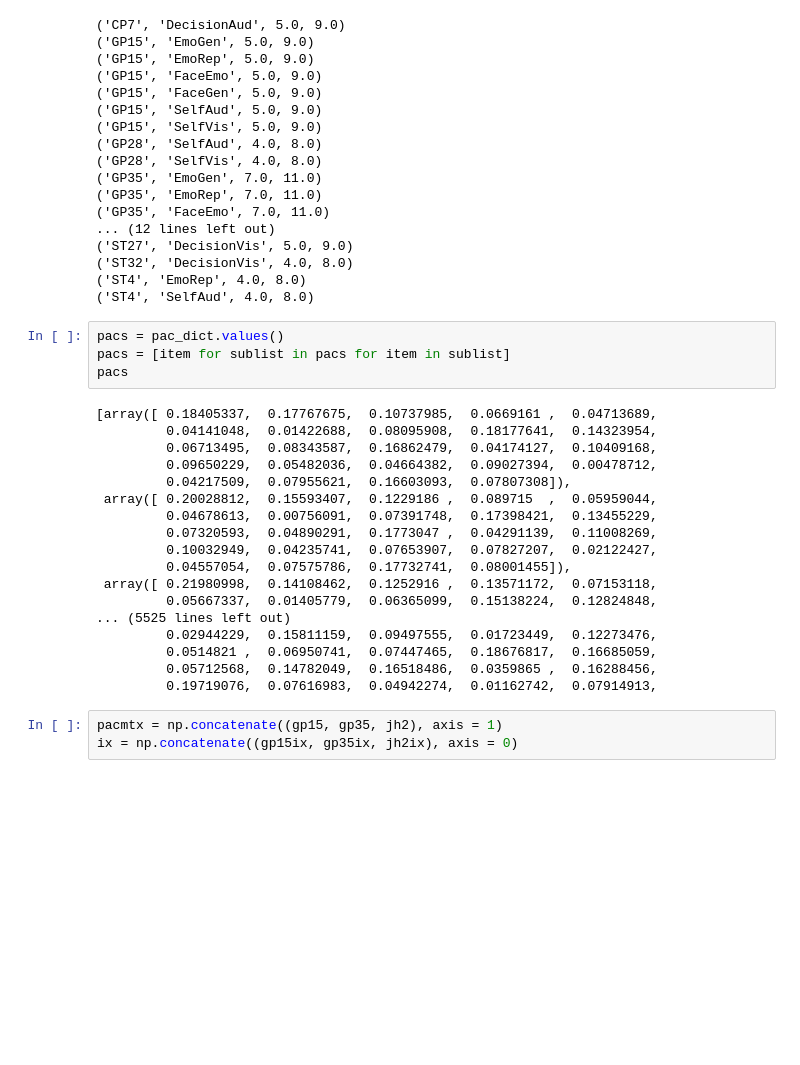
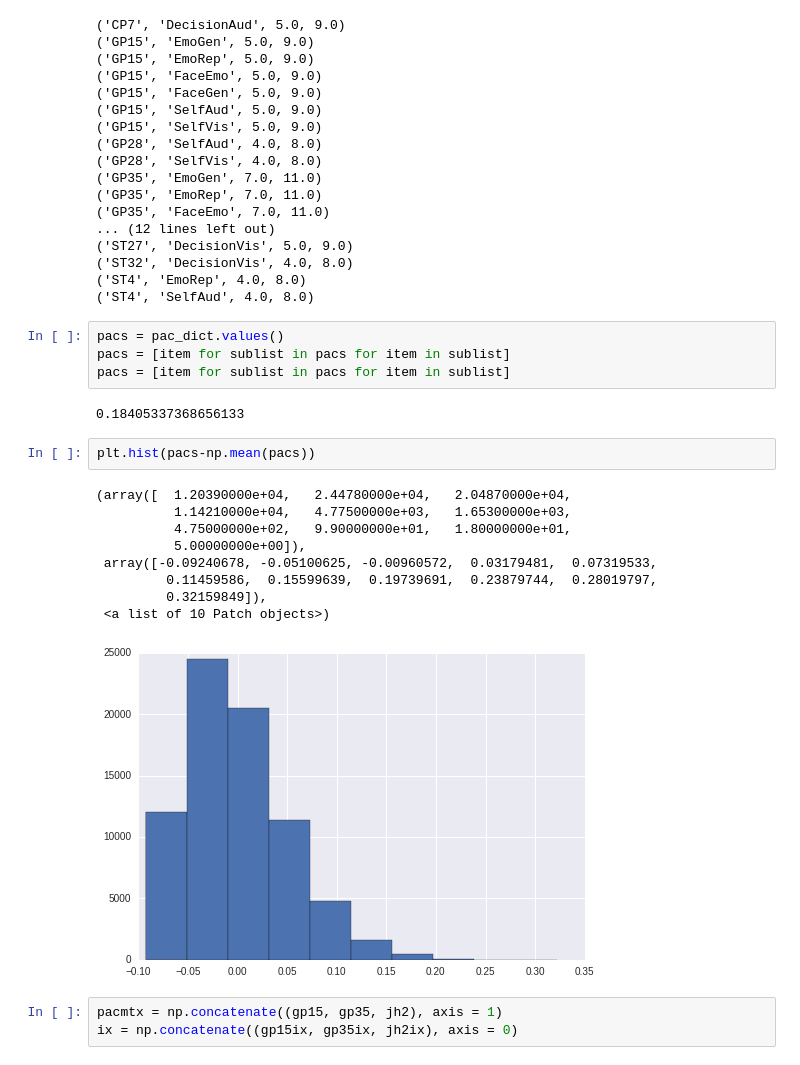
Before and after one commit to matarhaller/ECOGpy, a Jupyter notebook: PLV/PAC.ipynb, the cells around one changed output. Drawn from its saved outputs; the diff is of its cells as text; blank space fills up the shorter version.

```diff
--- a/PLV/PAC.ipynb
+++ b/PLV/PAC.ipynb
@@ -308,25 +305,21 @@ for row in df_subj.iterrows():
 # %%
 pacs = pac_dict.values()
 pacs = [item for sublist in pacs for item in sublist]
-pacs
+pacs = [item for sublist in pacs for item in sublist]
 # %% [output]
-[array([ 0.18405337,  0.17767675,  0.10737985,  0.0669161 ,  0.04713689,
-         0.04141048,  0.01422688,  0.08095908,  0.18177641,  0.14323954,
-         0.06713495,  0.08343587,  0.16862479,  0.04174127,  0.10409168,
-         0.09650229,  0.05482036,  0.04664382,  0.09027394,  0.00478712,
-         0.04217509,  0.07955621,  0.16603093,  0.07807308]),
- array([ 0.20028812,  0.15593407,  0.1229186 ,  0.089715  ,  0.05959044,
-         0.04678613,  0.00756091,  0.07391748,  0.17398421,  0.13455229,
-         0.07320593,  0.04890291,  0.1773047 ,  0.04291139,  0.11008269,
-         0.10032949,  0.04235741,  0.07653907,  0.07827207,  0.02122427,
-         0.04557054,  0.07575786,  0.17732741,  0.08001455]),
- array([ 0.21980998,  0.14108462,  0.1252916 ,  0.13571172,  0.07153118,
-         0.05667337,  0.01405779,  0.06365099,  0.15138224,  0.12824848,
-... (5525 lines left out)
-         0.02944229,  0.15811159,  0.09497555,  0.01723449,  0.12273476,
-         0.0514821 ,  0.06950741,  0.07447465,  0.18676817,  0.16685059,
-         0.05712568,  0.14782049,  0.16518486,  0.0359865 ,  0.16288456,
-         0.19719076,  0.07616983,  0.04942274,  0.01162742,  0.07914913,
+0.18405337368656133
+# %%
+plt.hist(pacs-np.mean(pacs))
+# %% [output]
+(array([  1.20390000e+04,   2.44780000e+04,   2.04870000e+04,
+          1.14210000e+04,   4.77500000e+03,   1.65300000e+03,
+          4.75000000e+02,   9.90000000e+01,   1.80000000e+01,
+          5.00000000e+00]),
+ array([-0.09240678, -0.05100625, -0.00960572,  0.03179481,  0.07319533,
+         0.11459586,  0.15599639,  0.19739691,  0.23879744,  0.28019797,
+         0.32159849]),
+ <a list of 10 Patch objects>)
+[figure, added]
 # %%
 pacmtx = np.concatenate((gp15, gp35, jh2), axis = 1)
 ix = np.concatenate((gp15ix, gp35ix, jh2ix), axis = 0)
```
Also changed, not shown: parts of 20 cells of this notebook, 20 other files.
